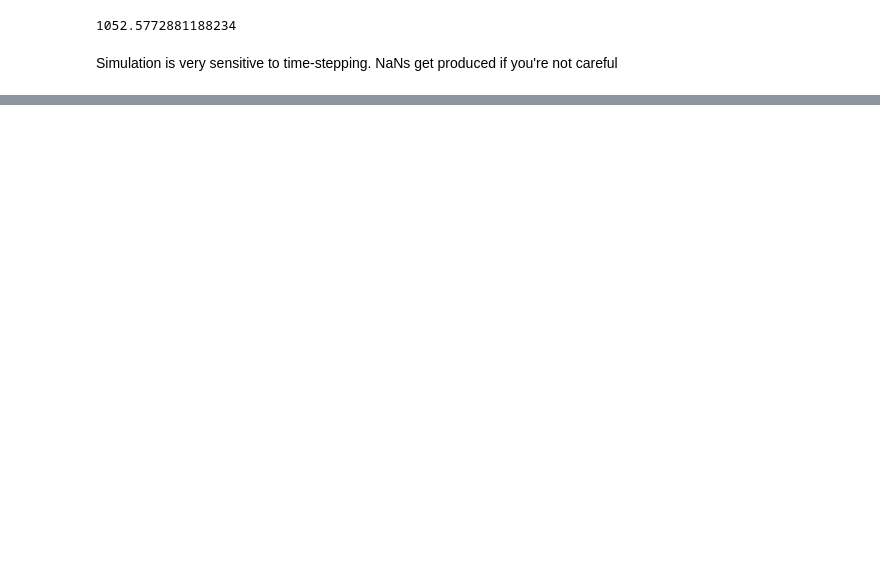
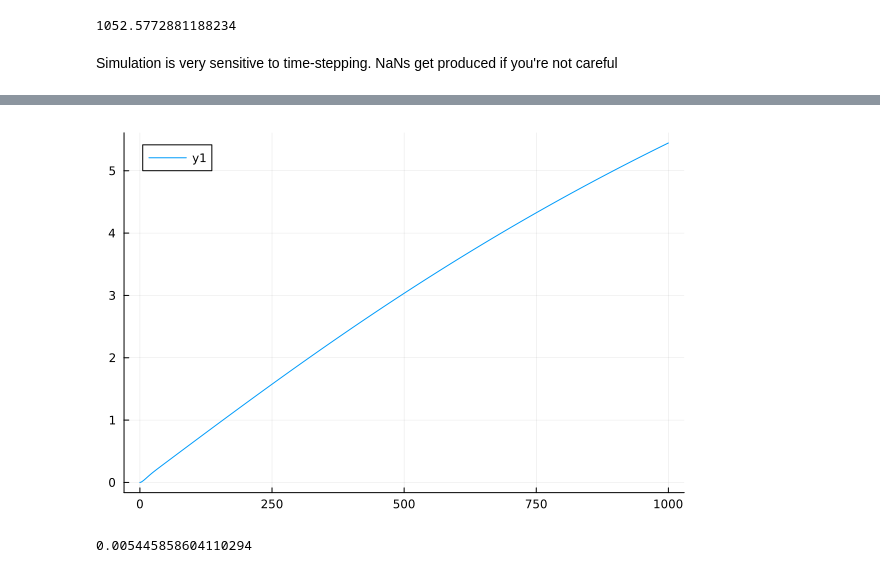
Before and after one commit to Frost-group/pathintegraldynamics, a Jupyter notebook: 0003-Rubrene/Rubrene.ipynb, the cells around one changed output, grey strips where cells are left out. Drawn from its saved outputs; the diff is of its cells as text; code cells hidden in the pictures; blank space fills up the shorter version.

```diff
--- a/0003-Rubrene/Rubrene.ipynb
+++ b/0003-Rubrene/Rubrene.ipynb
@@ -191,0 +189,17 @@ plot!(t.*au2fs, real.(ρ[:, 1, 1]), label="site 1")
+# %%
+MSD_HEOM = []
+for i in 1:10000
+    s = 0.0
+    for j in 1:N
+        s += real(ρs_HEOM[i, j, j])*(j-5)^2
+    end
+    push!(MSD_HEOM, s)
+end
+# %%
+plot((times_HEOM[1:10000]).*au2fs, MSD_HEOM)
+# %% [output]
+[figure, added]
+# %%
+μ = (MSD_HEOM[10000] - MSD_HEOM[1])/((times_HEOM[10000] - times_HEOM[1])*au2fs)
+# %% [output]
+0.005445858604110294
```
Also changed, not shown: parts of 28 cells of this notebook, 7 other files.
